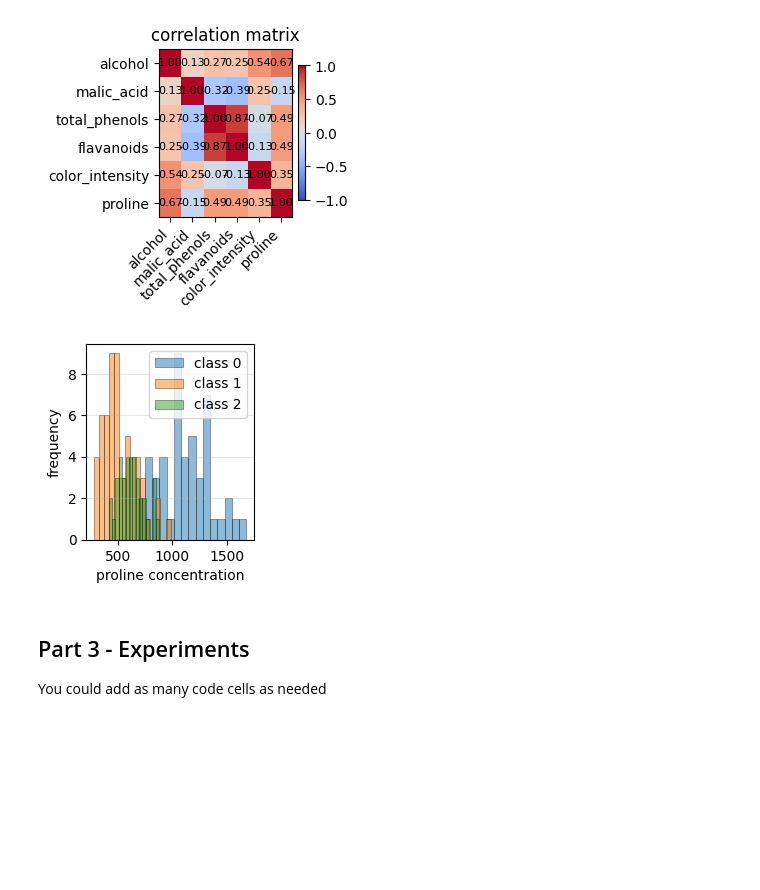
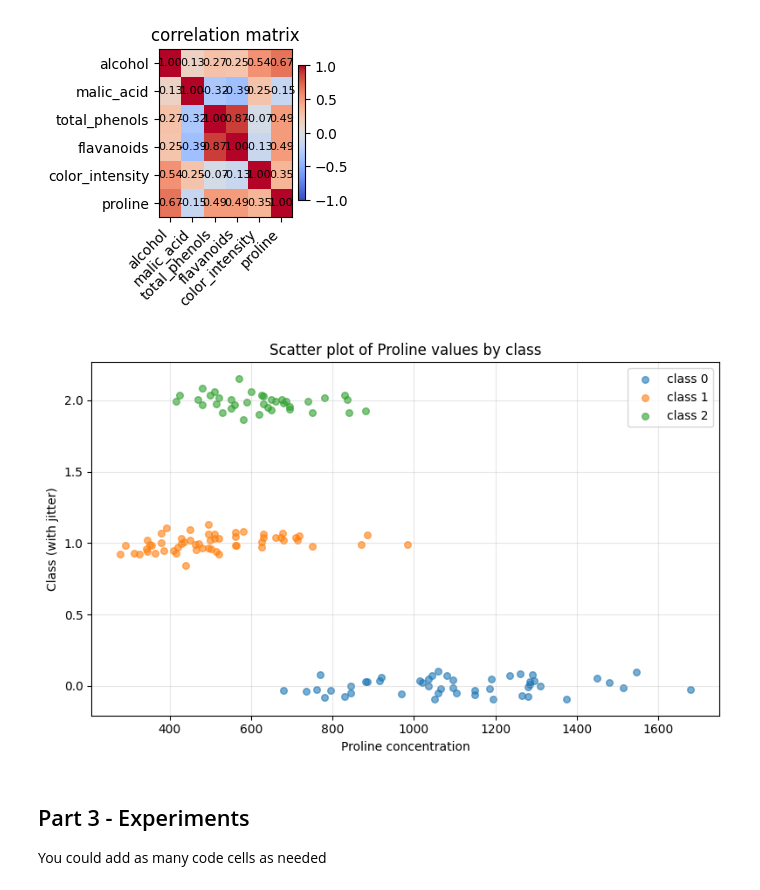
Before and after one commit to sbh556/machine_learnign_project, a Jupyter notebook: Assignment_supervised_learning_flow.ipynb, the cells around one changed output. Cells and saved outputs as stored; diff of their text form; code cells hidden in the pictures; blank space fills up the shorter version.

Commit message:
addSkatterPlot

```diff
--- a/Assignment_supervised_learning_flow.ipynb
+++ b/Assignment_supervised_learning_flow.ipynb
@@ -145,20 +143,23 @@ plt.colorbar(im, ax=cor_mat, fraction=0.046, pad=0.04)
 <matplotlib.colorbar.Colorbar at 0x...>
 [figure]
 # %%
-hist = plt.subplot(2, 3, 6)
-for wine_type in sorted(train['target'].unique()):
+fig, ax = plt.subplots(figsize=(8, 5))
+
+for i, wine_type in enumerate(sorted(train['target'].unique())):
     mask = train['target'] == wine_type
-    hist.hist(train[mask]['proline'], bins=15, alpha=0.5, label=f'class {wine_type}',
-            edgecolor='black', linewidth=0.5)
-hist.set_xlabel('proline concentration')
-hist.set_ylabel('frequency')
-hist.legend()
-hist.grid(True, alpha=0.3, axis='y')
+    y_jitter = np.random.normal(loc=i, scale=0.05, size=mask.sum())
+    ax.scatter(train.loc[mask, 'proline'], y_jitter, alpha=0.6, label=f'class {wine_type}', s=30)
+
+ax.set_xlabel('Proline concentration')
+ax.set_ylabel('Class (with jitter)')
+ax.set_title('Scatter plot of Proline values by class')
+ax.legend()
+ax.grid(True, alpha=0.3)
 
 plt.tight_layout()
 plt.show()
 # %% [output]
-[figure, old version]
+[figure, new version]
 # %% [markdown]
 ## Part 3 - Experiments
 You could add as many code cells as needed
```
Also changed, not shown: parts of 2 cells of this notebook.
